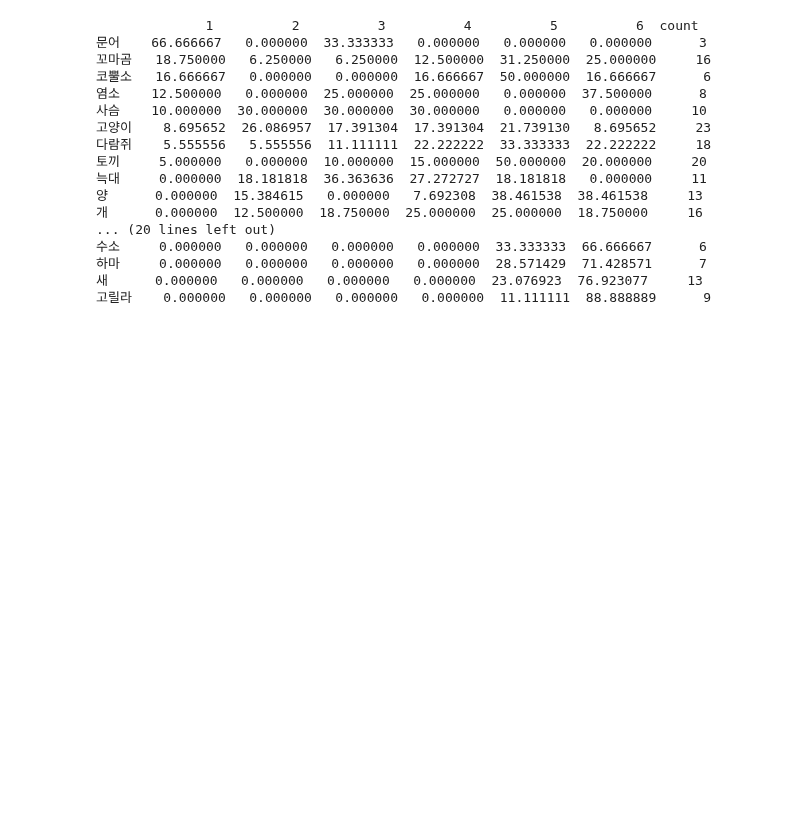
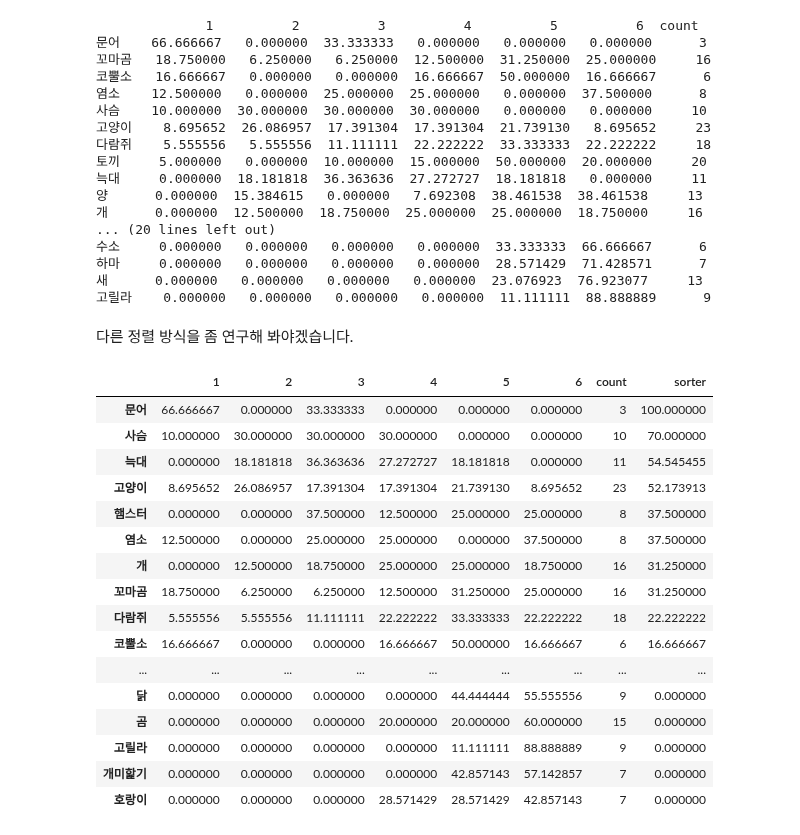
Before and after one commit to 200oki/200ok, a Jupyter notebook: da/chars-eda2.ipynb, the cells around one changed output. Drawn from its saved outputs; the diff is of its cells as text; code cells hidden in the pictures; blank space fills up the shorter version.

```diff
--- a/da/chars-eda2.ipynb
+++ b/da/chars-eda2.ipynb
@@ -847,3 +847,26 @@ print(df_pct.sort_values(by=[1, 2, 3, 4, 5], ascending=False).to_string())
 하마     0.000000   0.000000   0.000000   0.000000  28.571429  71.428571      7
 새      0.000000   0.000000   0.000000   0.000000  23.076923  76.923077     13
 고릴라    0.000000   0.000000   0.000000   0.000000  11.111111  88.888889      9
+# %% [markdown]
+다른 정렬 방식을 좀 연구해 봐야겠습니다.
+# %%
+df_pct['sorter'] = df_pct.loc[:, 1:3].sum(axis=1)
+df_pct.sort_values('sorter', ascending=False)
+# %% [output]
+|  | 1 | 2 | 3 | 4 | 5 | 6 | count | sorter |
+| 문어 | 66.666667 | 0.000000 | 33.333333 | 0.000000 | 0.000000 | 0.000000 | 3 | 100.000000 |
+| 사슴 | 10.000000 | 30.000000 | 30.000000 | 30.000000 | 0.000000 | 0.000000 | 10 | 70.000000 |
+| 늑대 | 0.000000 | 18.181818 | 36.363636 | 27.272727 | 18.181818 | 0.000000 | 11 | 54.545455 |
+| 고양이 | 8.695652 | 26.086957 | 17.391304 | 17.391304 | 21.739130 | 8.695652 | 23 | 52.173913 |
+| 햄스터 | 0.000000 | 0.000000 | 37.500000 | 12.500000 | 25.000000 | 25.000000 | 8 | 37.500000 |
+| 염소 | 12.500000 | 0.000000 | 25.000000 | 25.000000 | 0.000000 | 37.500000 | 8 | 37.500000 |
+| 개 | 0.000000 | 12.500000 | 18.750000 | 25.000000 | 25.000000 | 18.750000 | 16 | 31.250000 |
+| 꼬마곰 | 18.750000 | 6.250000 | 6.250000 | 12.500000 | 31.250000 | 25.000000 | 16 | 31.250000 |
+| 다람쥐 | 5.555556 | 5.555556 | 11.111111 | 22.222222 | 33.333333 | 22.222222 | 18 | 22.222222 |
+| 코뿔소 | 16.666667 | 0.000000 | 0.000000 | 16.666667 | 50.000000 | 16.666667 | 6 | 16.666667 |
+| ... | ... | ... | ... | ... | ... | ... | ... | ... |
+| 닭 | 0.000000 | 0.000000 | 0.000000 | 0.000000 | 44.444444 | 55.555556 | 9 | 0.000000 |
+| 곰 | 0.000000 | 0.000000 | 0.000000 | 20.000000 | 20.000000 | 60.000000 | 15 | 0.000000 |
+| 고릴라 | 0.000000 | 0.000000 | 0.000000 | 0.000000 | 11.111111 | 88.888889 | 9 | 0.000000 |
+| 개미핥기 | 0.000000 | 0.000000 | 0.000000 | 0.000000 | 42.857143 | 57.142857 | 7 | 0.000000 |
+| 호랑이 | 0.000000 | 0.000000 | 0.000000 | 28.571429 | 28.571429 | 42.857143 | 7 | 0.000000 |
```
